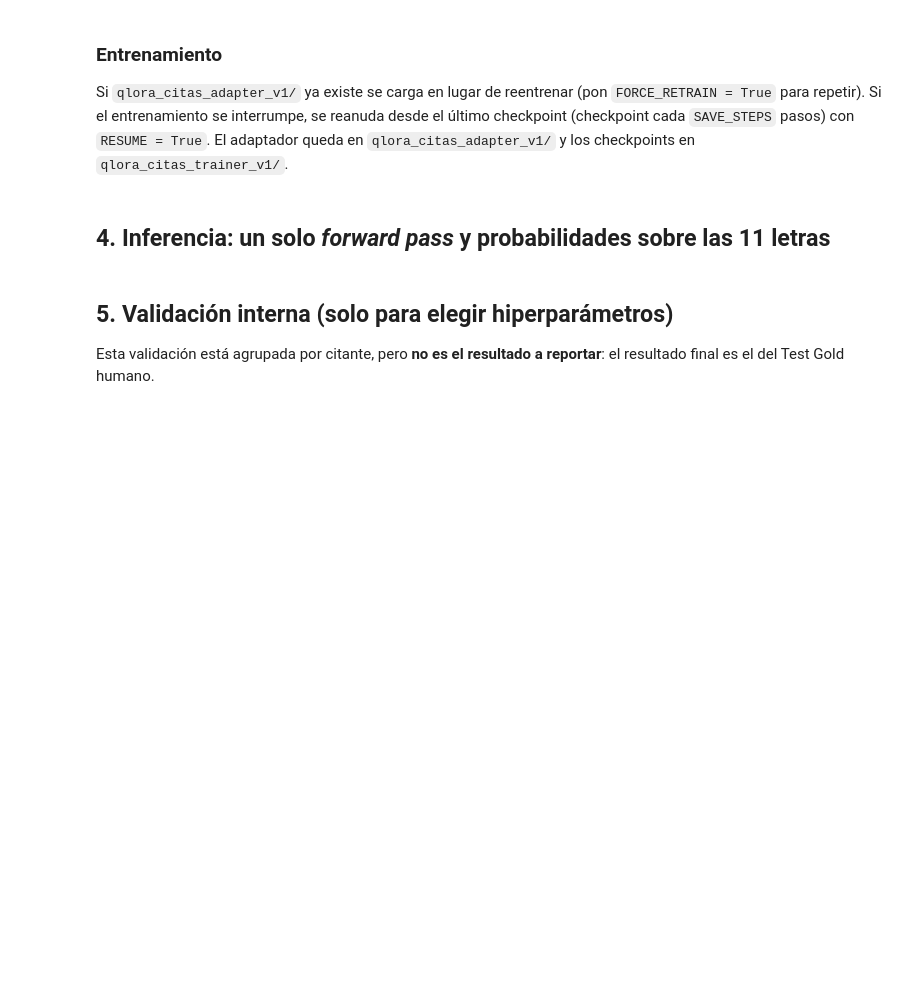
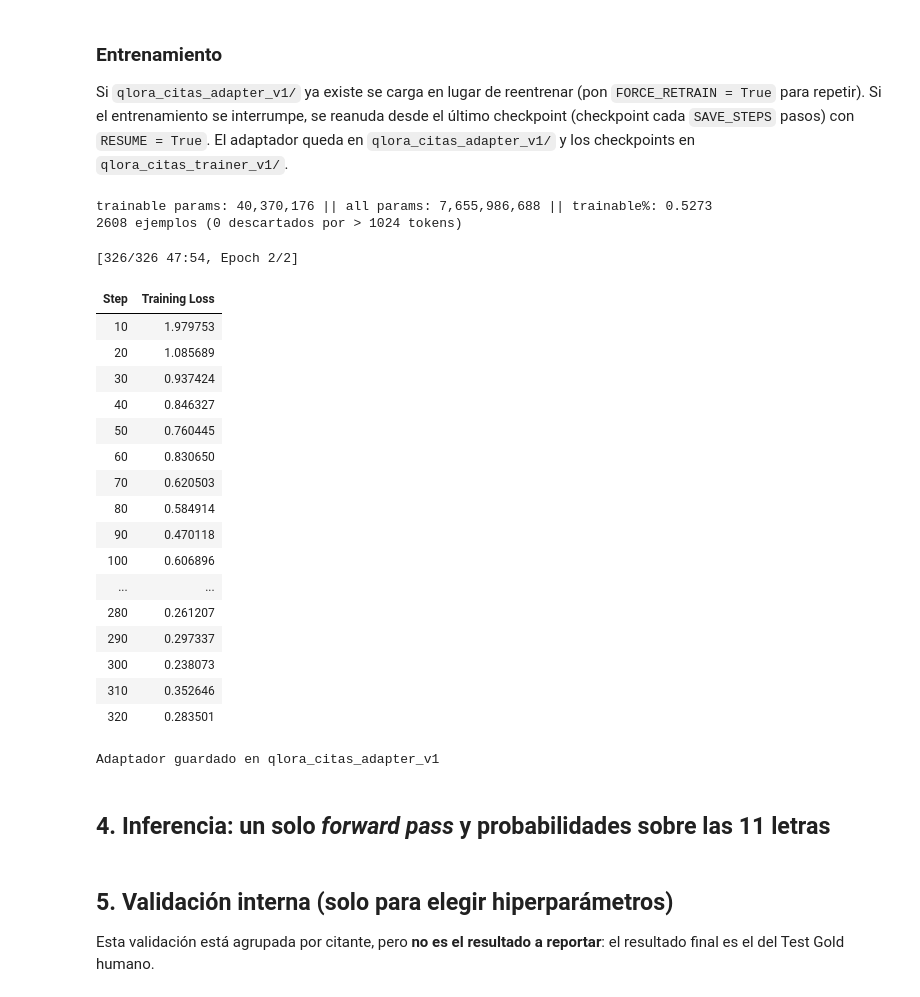
Before and after one commit to Byron971/microproyecto-local-citation, a Jupyter notebook: notebooks/qlora-training/finetune_qlora_citas.ipynb, the cells around one changed output. Drawn from its saved outputs; the diff is of its cells as text; code cells hidden in the pictures; blank space fills up the shorter version.

Commit message:
chore: executed qlora train notebook

```diff
--- a/notebooks/qlora-training/finetune_qlora_citas.ipynb
+++ b/notebooks/qlora-training/finetune_qlora_citas.ipynb
@@ -260,30 +298,52 @@ Si `qlora_citas_adapter_v1/` ya existe se carga en lugar de reentrenar (pon `FOR
 # %%
 FORCE_RETRAIN = False
 RESUME = True
 
-if ADAPTER_DIR.exists() and not FORCE_RETRAIN:
+if ADAPTER_DIR.exists() and not FORCE_RETRAIN and "adapter_config.json" in [f.name for f in ADAPTER_DIR.iterdir()]:
     model = PeftModel.from_pretrained(model, ADAPTER_DIR)
     print('Adaptador cargado desde', ADAPTER_DIR)
 else:
     model = prepare_model_for_kbit_training(model, use_gradient_checkpointing=True,
                                             gradient_checkpointing_kwargs={'use_reentrant': False})
     model = get_peft_model(model, LoraConfig(
         r=LORA_R, lora_alpha=LORA_ALPHA, lora_dropout=LORA_DROPOUT, task_type='CAUSAL_LM',
         target_modules=['q_proj', 'k_proj', 'v_proj', 'o_proj', 'gate_proj', 'up_proj', 'down_proj']))
     model.print_trainable_parameters()
 
     train_ds = DS(train_os)
     total_steps = -(-len(train_ds) // (BATCH * GRAD_ACCUM)) * EPOCHS
     args = TrainingArguments(
         output_dir=str(TRAIN_DIR), per_device_train_batch_size=BATCH, gradient_accumulation_steps=GRAD_ACCUM,
         num_train_epochs=EPOCHS, learning_rate=LR, lr_scheduler_type='cosine', warmup_steps=max(1, int(0.05 * total_steps)),
         logging_steps=10, bf16=True, optim='paged_adamw_8bit', gradient_checkpointing=True,
         save_strategy='steps', save_steps=SAVE_STEPS, save_total_limit=2, report_to='none', remove_unused_columns=False, seed=SEED)
     trainer = Trainer(model=model, args=args, train_dataset=train_ds, data_collator=collate)
     has_ckpt = TRAIN_DIR.exists() and any(TRAIN_DIR.glob('checkpoint-*'))
     trainer.train(resume_from_checkpoint=True if (RESUME and has_ckpt) else None)
     model.save_pretrained(ADAPTER_DIR)
     print('Adaptador guardado en', ADAPTER_DIR)
+# %% [output]
+trainable params: 40,370,176 || all params: 7,655,986,688 || trainable%: 0.5273
+2608 ejemplos (0 descartados por > 1024 tokens)
+[326/326 47:54, Epoch 2/2]
+| Step | Training Loss |
+| 10 | 1.979753 |
+| 20 | 1.085689 |
+| 30 | 0.937424 |
+| 40 | 0.846327 |
+| 50 | 0.760445 |
+| 60 | 0.830650 |
+| 70 | 0.620503 |
+| 80 | 0.584914 |
+| 90 | 0.470118 |
+| 100 | 0.606896 |
+| ... | ... |
+| 280 | 0.261207 |
+| 290 | 0.297337 |
+| 300 | 0.238073 |
+| 310 | 0.352646 |
+| 320 | 0.283501 |
+Adaptador guardado en qlora_citas_adapter_v1
 # %% [markdown]
 ## 4. Inferencia: un solo *forward pass* y probabilidades sobre las 11 letras
 # %%
```
Also changed, not shown: parts of 9 cells of this notebook, 2 other files.
